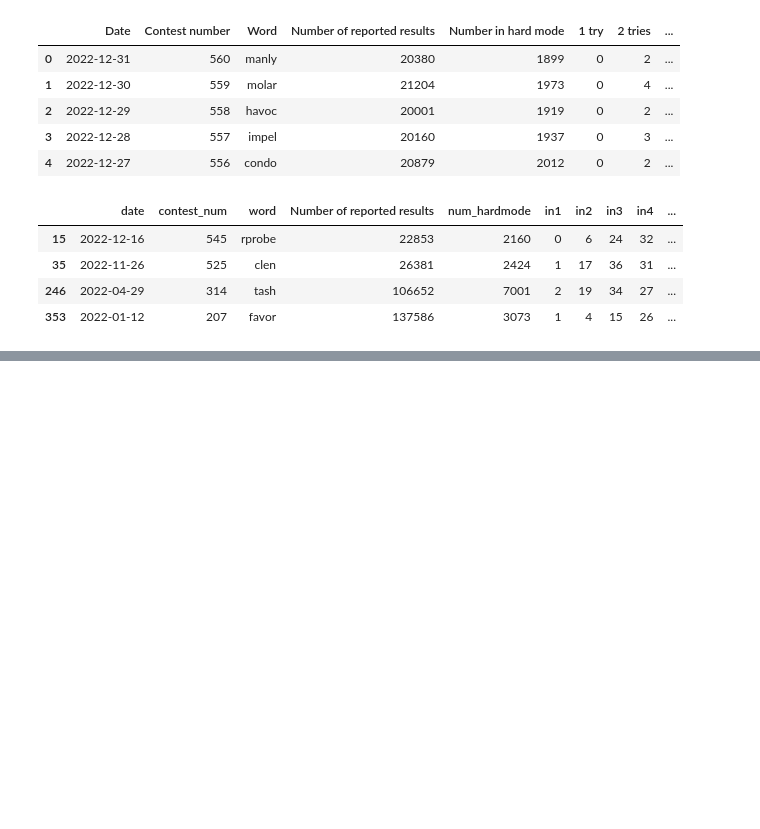
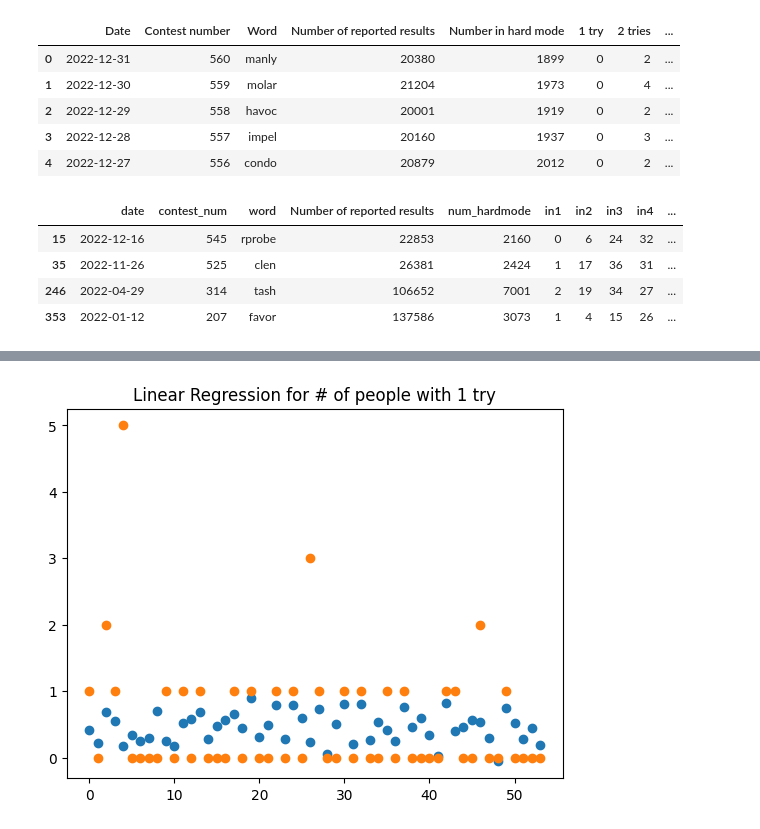
Before and after one commit to carlostbello/COMAP2023, a Jupyter notebook: src/main.ipynb, the cells around one changed output, grey strips where cells are left out. Cells and saved outputs as stored; diff of their text form; code cells hidden in the pictures; blank space fills up the shorter version.

Commit message:
linear regression

```diff
--- a/src/main.ipynb
+++ b/src/main.ipynb
@@ -34,8 +35,8 @@ df.loc[35,'word'] = 'clean'
 df.loc[246,'word'] = 'trash'
 df.loc[353,'word'] = 'favor'
 # %%
-df['letter1'] = df.word.apply(lambda x: x[0])
-df['letter2'] = df.word.apply(lambda x: x[1])
-df['letter3'] = df.word.apply(lambda x: x[2])
-df['letter4'] = df.word.apply(lambda x: x[3])
-df['letter5'] = df.word.apply(lambda x: x[4])
+df['letter1'] = df.word.apply(lambda x: ord(x[0])-96)
+df['letter2'] = df.word.apply(lambda x: ord(x[1])-96)
+df['letter3'] = df.word.apply(lambda x: ord(x[2])-96)
+df['letter4'] = df.word.apply(lambda x: ord(x[3])-96)
+df['letter5'] = df.word.apply(lambda x: ord(x[4])-96)
@@ -45,2 +43,5 @@ X = df[['date','contest_num','word']]
+# %%
+X = df[['contest_num','letter1','letter2','letter3','letter4','letter5']]
+y = df[['in1','in2','in3','in4','in5','in6','over6']]
 # %%
-X_train, X_test, y_train, y_test = train_test_split(X,y3,test_size=0.3,random_state=42)
+X_train, X_test, y_train, y_test = train_test_split(X,y,test_size=0.15,random_state=42)
@@ -49,0 +64,12 @@ X_train, X_test, y_train, y_test = train_test_split(X,y3,test_size=0.3,random_st
+# %%
+model=LinearRegression()
+model.fit(X_train,y_train.in1)
+preds = model.predict(X_test)
+
+x = range(len(preds))
+plt.title('Linear Regression for # of people with 1 try')
+plt.scatter(x,preds)
+plt.scatter(x,y_test.in1)
+plt.show()
+# %% [output]
+[figure, added]
```
Also changed, not shown: parts of 10 cells of this notebook.
